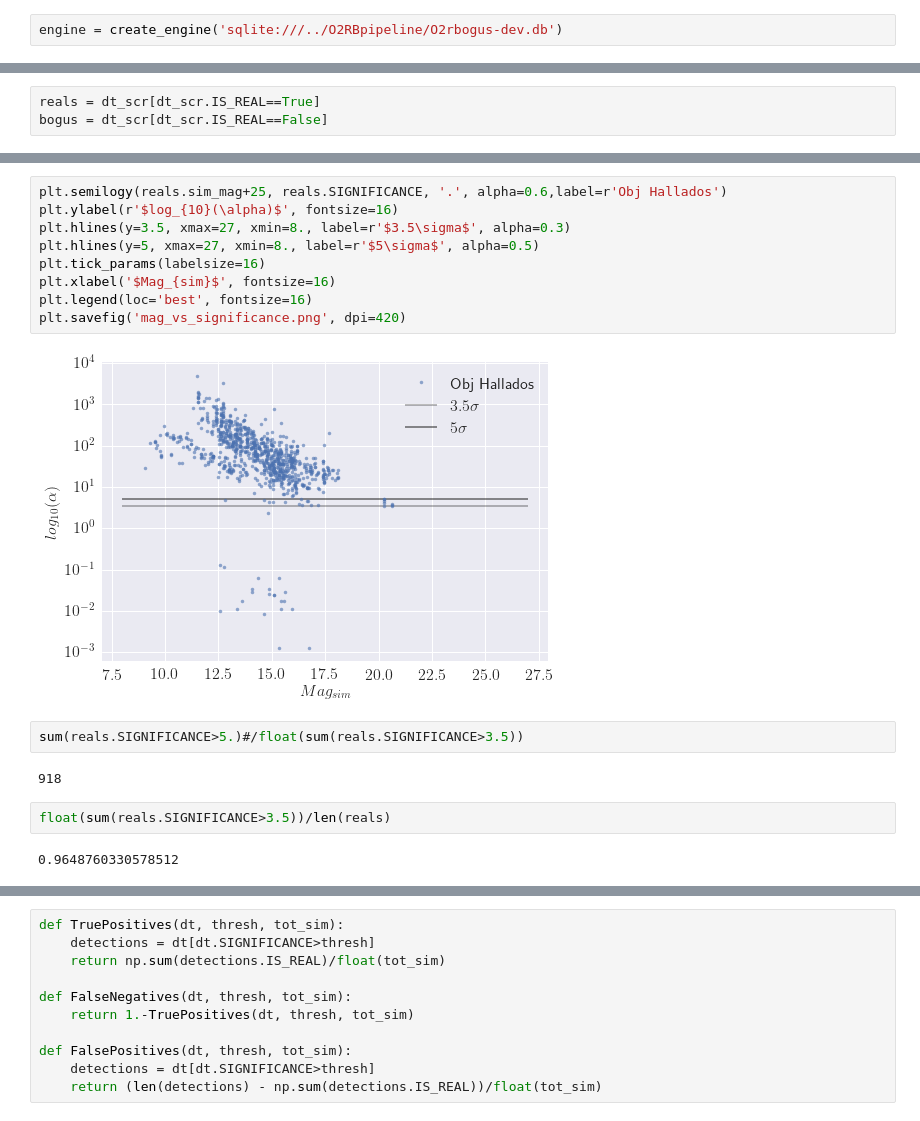
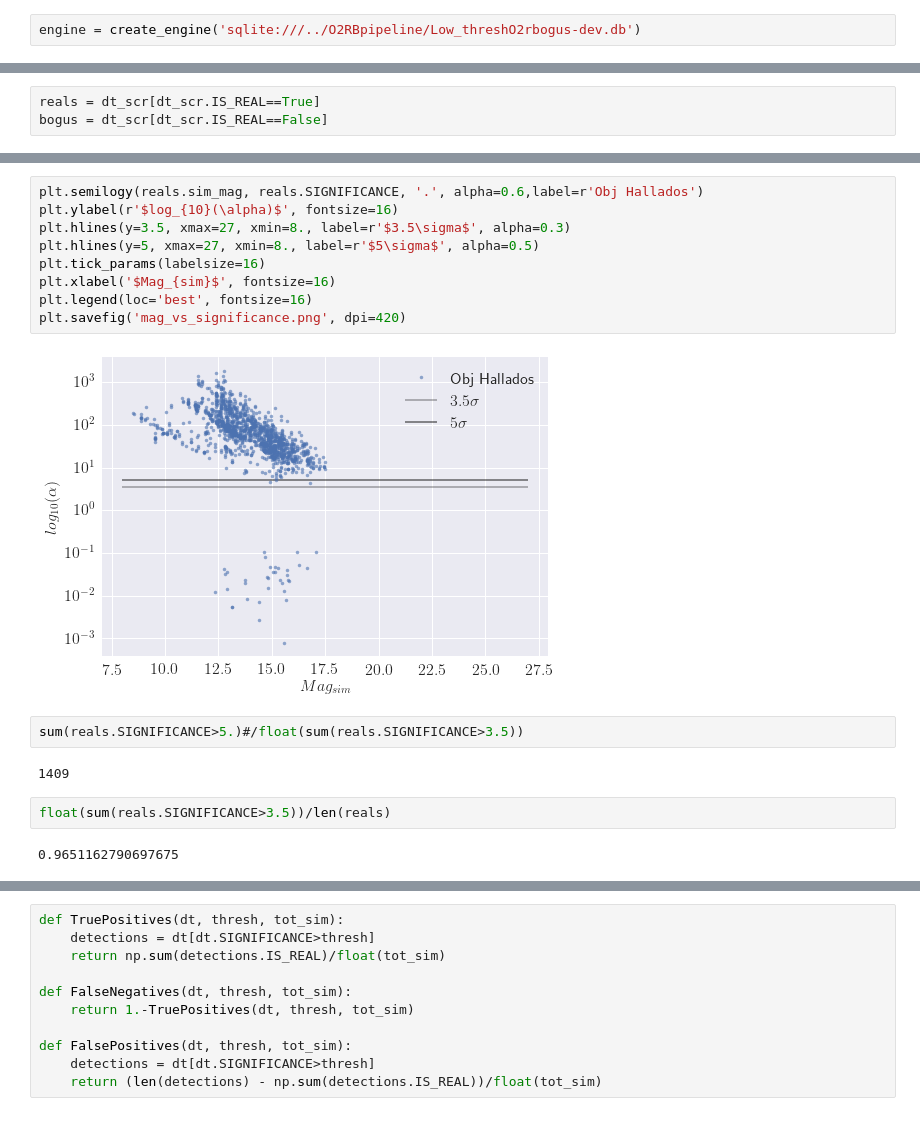
Before and after one commit to BrunoSanchez/O2RBMLearning, a Jupyter notebook: scorr_figures.ipynb, the cells around one changed output, grey strips where cells are left out. Saved outputs shown, nothing was run; the diff lists cells and outputs as text.

```diff
--- a/scorr_figures.ipynb
+++ b/scorr_figures.ipynb
@@ -15,7 +15,7 @@ sns.set_context(font_scale=16)
 plt.rcParams["patch.force_edgecolor"] = True
 plt.rcParams['text.usetex'] = True
 # %%
-engine = create_engine('sqlite:///../O2RBpipeline/O2rbogus-dev.db')
+engine = create_engine('sqlite:///../O2RBpipeline/Low_threshO2rbogus-dev.db')
 # %%
 simulated = pd.read_sql_query("""SELECT * FROM Simulated""", engine)
 # %%
@@ -100,22 +100,22 @@ plt.savefig('significances.png', dpi=400)
 # %%
-plt.semilogy(reals.sim_mag+25, reals.SIGNIFICANCE, '.', alpha=0.6,label=r'Obj Hallados')
+plt.semilogy(reals.sim_mag, reals.SIGNIFICANCE, '.', alpha=0.6,label=r'Obj Hallados')
 plt.ylabel(r'$log_{10}(\alpha)$', fontsize=16)
 plt.hlines(y=3.5, xmax=27, xmin=8., label=r'$3.5\sigma$', alpha=0.3)
 plt.hlines(y=5, xmax=27, xmin=8., label=r'$5\sigma$', alpha=0.5)
 plt.tick_params(labelsize=16)
 plt.xlabel('$Mag_{sim}$', fontsize=16)
 plt.legend(loc='best', fontsize=16)
 plt.savefig('mag_vs_significance.png', dpi=420)
 # %% [output]
-[figure, old version]
+[figure, new version]
 # %%
 sum(reals.SIGNIFICANCE>5.)#/float(sum(reals.SIGNIFICANCE>3.5))
 # %% [output]
-918
+1409
 # %%
 float(sum(reals.SIGNIFICANCE>3.5))/len(reals)
 # %% [output]
-0.9648760330578512
+0.9651162790697675
 # %%
 plt.figure(figsize=(10, 5))
 plt.subplot(121)
```
Also changed, not shown: parts of 8 cells of this notebook, 11 other files.
